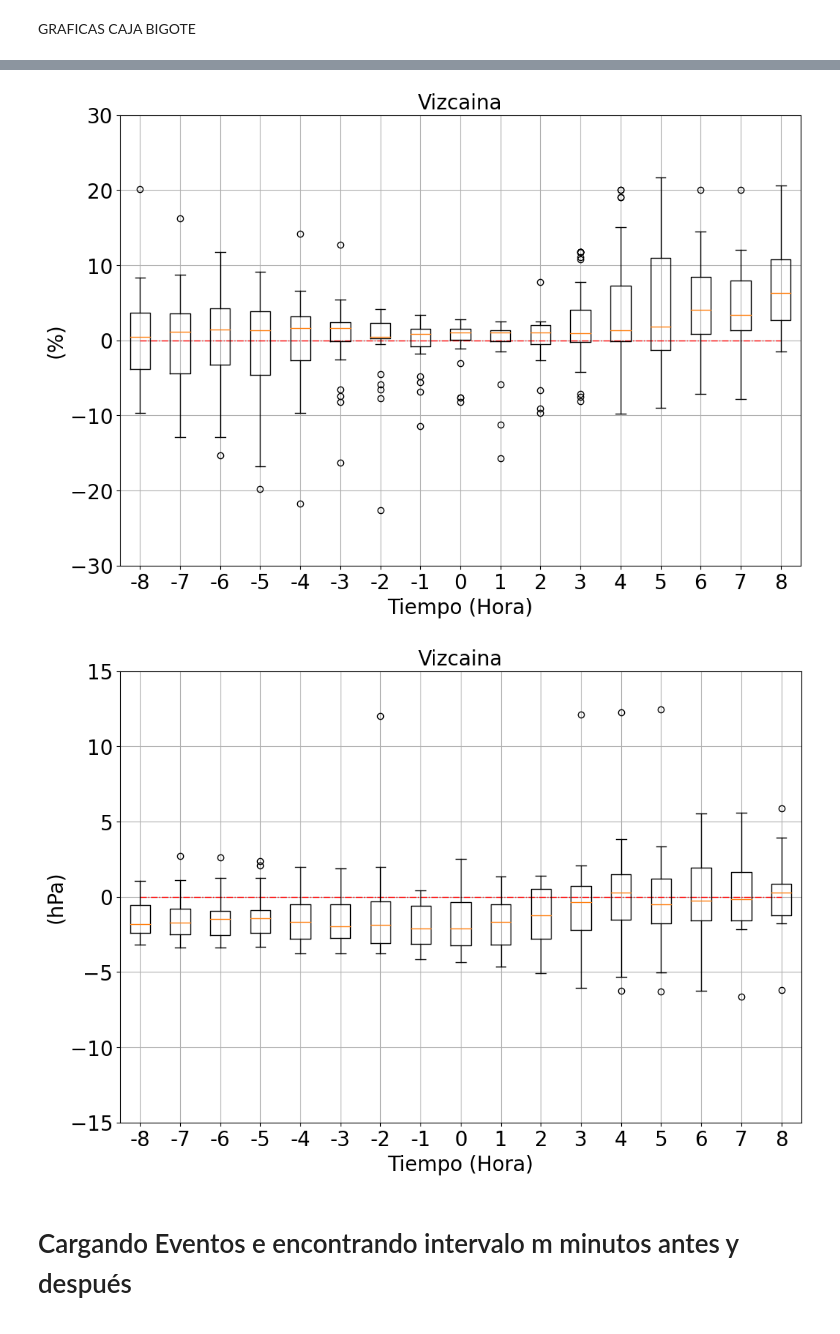
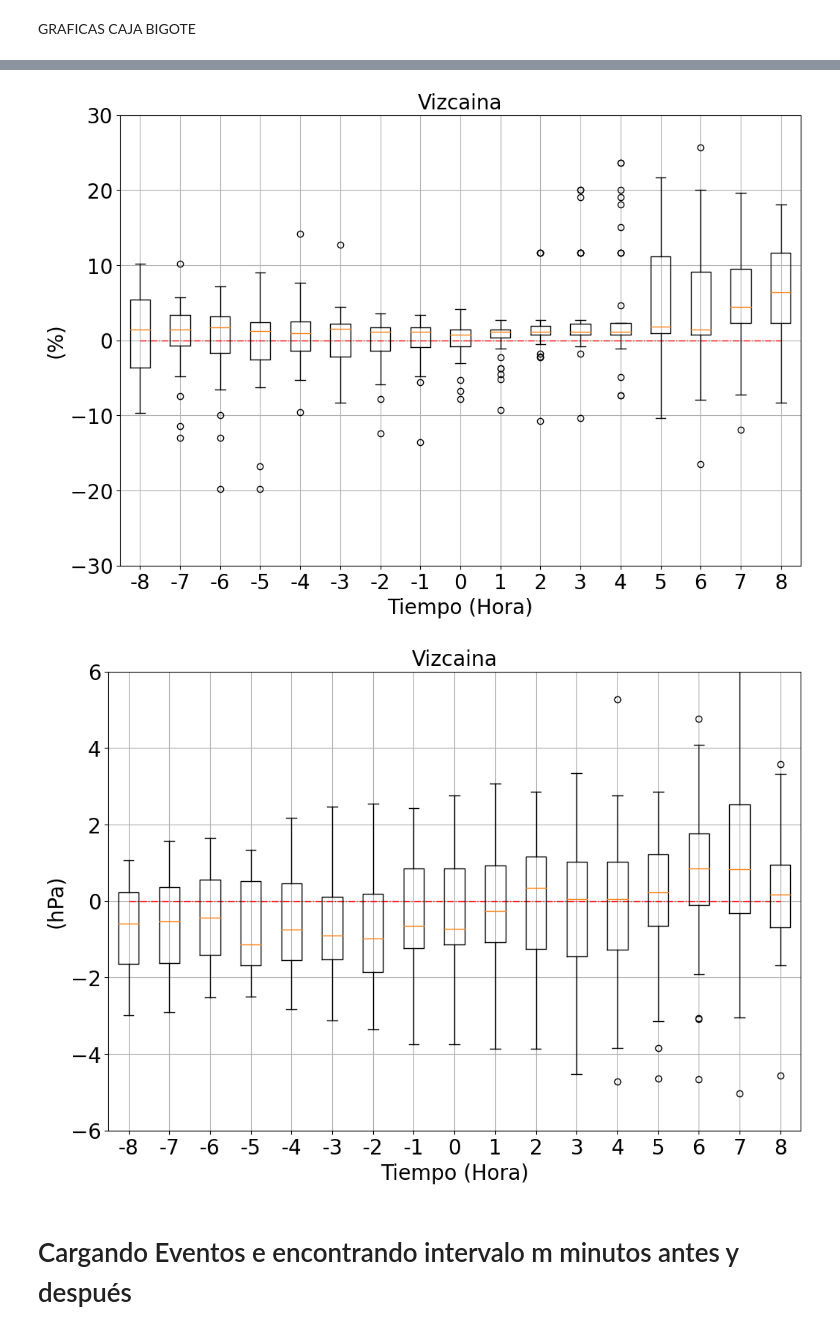
Before and after one commit to chris051091/Tesis_Maestr-a, a Jupyter notebook: anomalias/src/Anomalias_vizcaina_20h_7h.ipynb, the cells around one changed output, grey strips where cells are left out. Cells and saved outputs as stored; diff of their text form; code cells hidden in the pictures.

```diff
--- a/anomalias/src/Anomalias_vizcaina_20h_7h.ipynb
+++ b/anomalias/src/Anomalias_vizcaina_20h_7h.ipynb
@@ -201,10 +198,10 @@ dfmean
 dfEventos = pd.read_csv(PATH_DRIVE + PATH_DADOS_EVENTOS + FILE_DATOS_ESTACION,
                  sep = ';'
                 )
-dfEventos = dfEventos.sort_values(by='date_min_t').reset_index(drop = True)
-dfEventos['FECHA'] = pd.to_datetime(dfEventos['date_min_t'], format='%Y %m %d %H %M').dt.tz_localize('America/Bogota')
+dfEventos = dfEventos.sort_values(by='DATE_MIN_T').reset_index(drop = True)
+dfEventos['FECHA'] = pd.to_datetime(dfEventos['DATE_MIN_T'], format='%Y-%m-%d %H:%M').dt.tz_localize('America/Bogota')
 dfEventos['FECHA_MIN'] = dfEventos['FECHA'].dt.round('10min')
 dfEventos['FECHA'] = dfEventos['FECHA'].dt.round('H')
-dfEventos = dfEventos[['FECHA', 'FECHA_MIN', 'min_t', 'lon_t', 'lat_t']]
+dfEventos = dfEventos[['FECHA', 'FECHA_MIN', 'MIN_T', 'LON', 'LAT']]
 dfEventos
 # %% [output]
@@ -639,23 +628,23 @@ plot_caja_bigote(
     ylim=[-30, 30]
 )
 # %% [output]
-[figure, old version]
+[figure, new version]
 # %%
 plot_caja_bigote(
     df=dfCross,
     columna_x="FECHA_POS",
     columna_y="PRESION_anomalia",
     titulo=NOMBRE_ESTACION.capitalize(),
     rotulo_x="Tiempo (Hora)",
     rotulo_y="(hPa)",
     nombre_estacion=NOMBRE_ESTACION,
     nombre_figura="grafico_PRESION_caja_bigote_vizcaina_horario",
     path_para_salvar=PATH_FINAL_FIGURAS_ANOMALIAS,
     lista_xtick=label_x_values,
-    ylim=[-15, 15]
+    ylim=[-6, 6]
 )
 # %% [output]
-[figure, old version]
+[figure, new version]
 # %% [markdown]
 # Cargando Eventos e encontrando intervalo m minutos antes y después
 # %%
```
Also changed, not shown: parts of 30 cells of this notebook.
